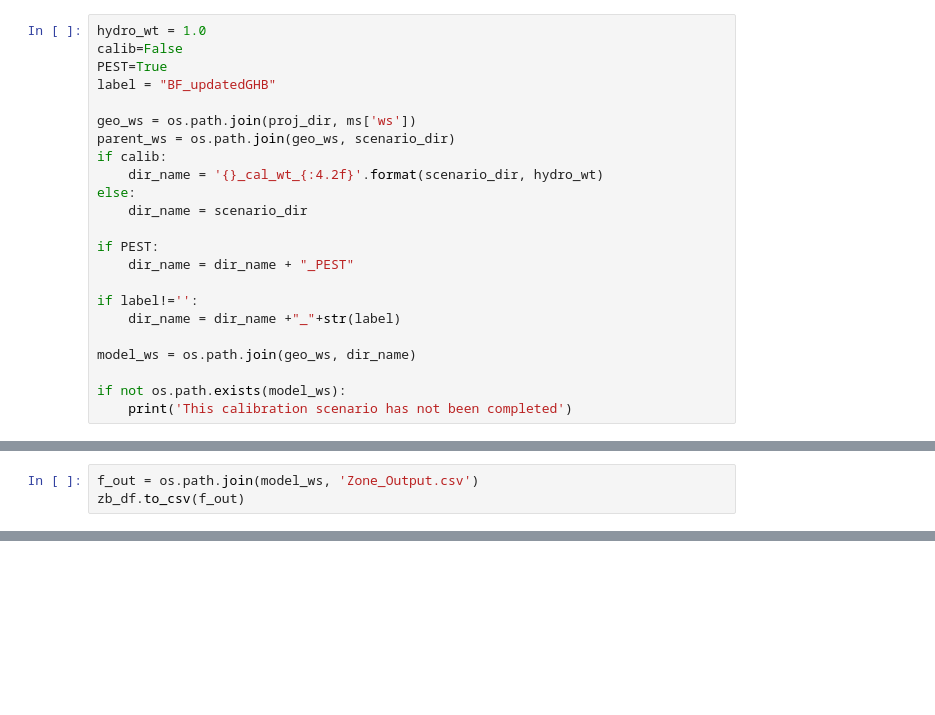
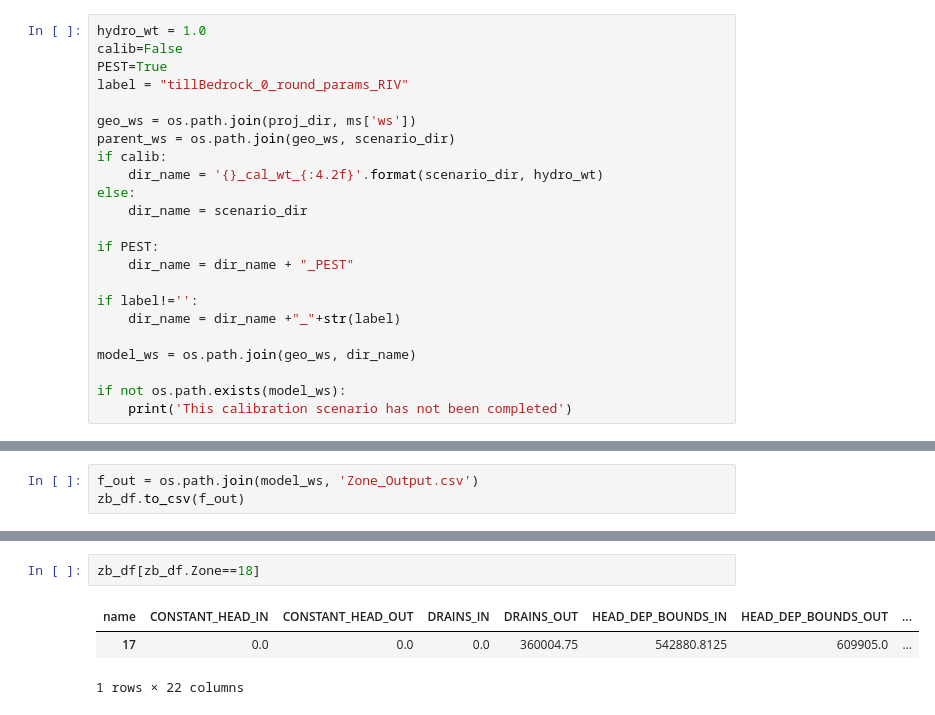
Before and after one commit to janetrbarclay/gw-general-models, a Jupyter notebook: Genmod1.0/general-models/UserGuide_General_Model_6_JRB_ZoneBudget.ipynb, the cells around one changed output, grey strips where cells are left out. Saved outputs shown, nothing was run; the diff lists cells and outputs as text; blank space fills up the shorter version.

```diff
--- a/Genmod1.0/general-models/UserGuide_General_Model_6_JRB_ZoneBudget.ipynb
+++ b/Genmod1.0/general-models/UserGuide_General_Model_6_JRB_ZoneBudget.ipynb
@@ -69,7 +68,7 @@ The model being processed is CoastalCT
 hydro_wt = 1.0
 calib=False
 PEST=True
-label = "BF_updatedGHB"
+label = "tillBedrock_0_round_params_RIV"
 
 geo_ws = os.path.join(proj_dir, ms['ws'])
 parent_ws = os.path.join(geo_ws, scenario_dir)
@@ -159,0 +138,6 @@ zb_df
+# %%
+zb_df[zb_df.Zone==18]
+# %% [output]
+| name | CONSTANT_HEAD_IN | CONSTANT_HEAD_OUT | DRAINS_IN | DRAINS_OUT | HEAD_DEP_BOUNDS_IN | HEAD_DEP_BOUNDS_OUT | ... |
+| 17 | 0.0 | 0.0 | 0.0 | 360004.75 | 542880.8125 | 609905.0 | ... |
+1 rows × 22 columns
```
Also changed, not shown: parts of 2 cells of this notebook, 1 other file.
